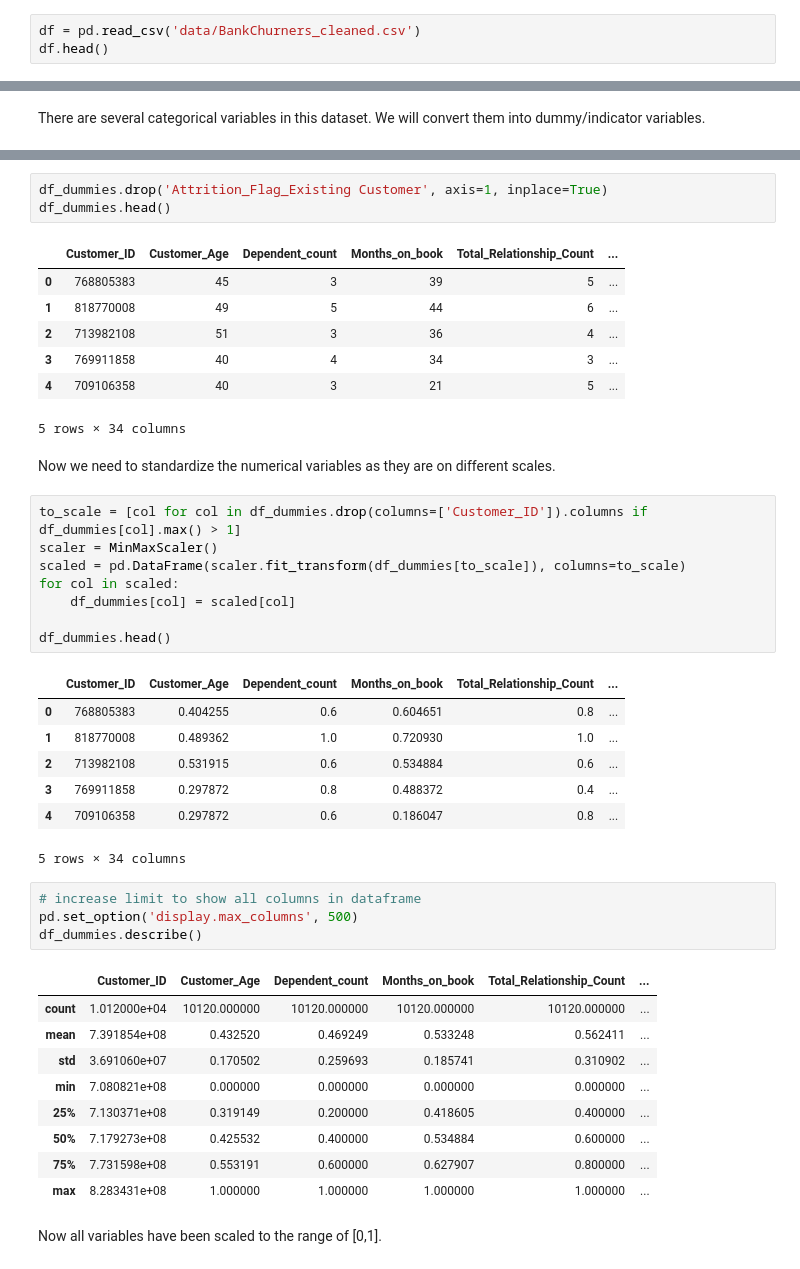
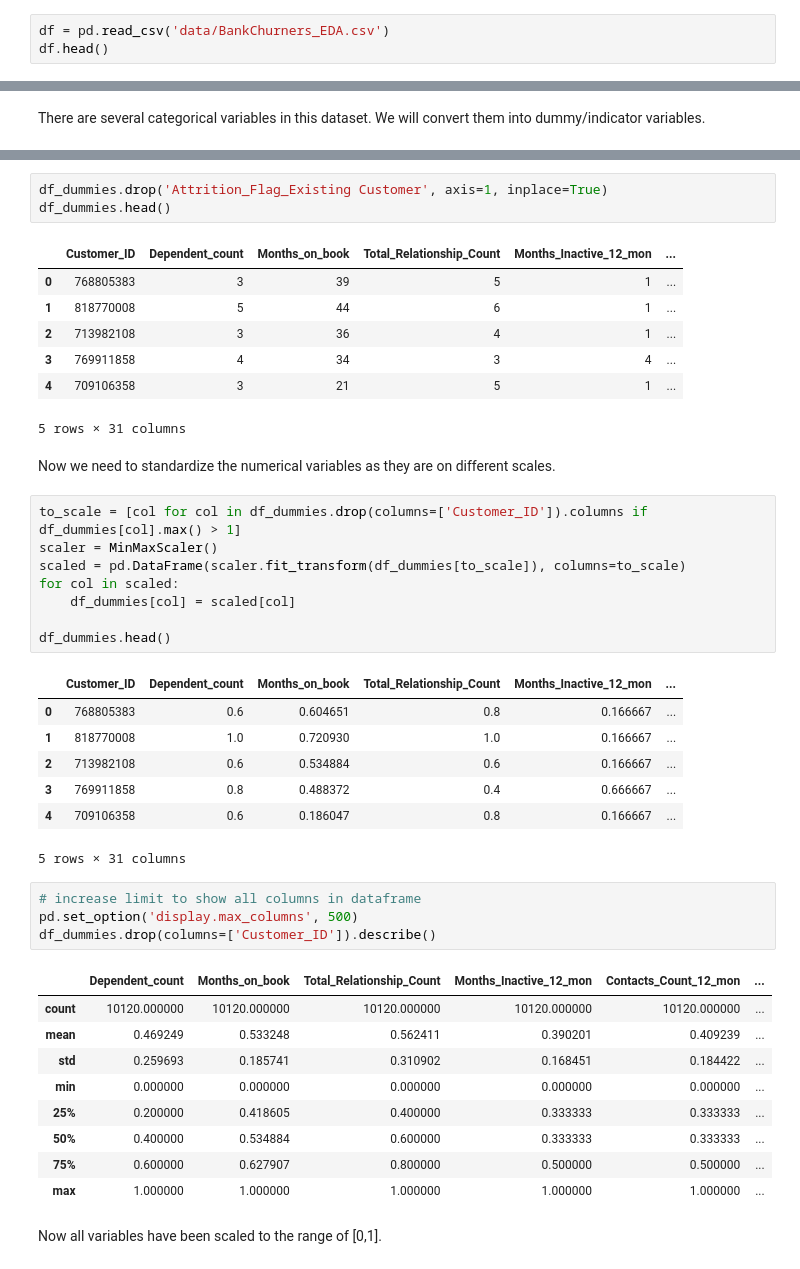
Before and after one commit to elpea74/CapstoneTwo, a Jupyter notebook: Capstone 2 - Preprocessing.ipynb, the cells around one changed output, grey strips where cells are left out. Cells and saved outputs as stored; diff of their text form.

```diff
--- a/Capstone 2 - Preprocessing.ipynb
+++ b/Capstone 2 - Preprocessing.ipynb
@@ -8,6 +8,6 @@ from sklearn.preprocessing import MinMaxScaler
 from sklearn.model_selection import train_test_split
 from library.sb_utils import save_file
 # %%
-df = pd.read_csv('data/BankChurners_cleaned.csv')
+df = pd.read_csv('data/BankChurners_EDA.csv')
 df.head()
 # %% [output]
@@ -67,13 +66,13 @@ memory usage: 1.4 MB
 df_dummies.drop('Attrition_Flag_Existing Customer', axis=1, inplace=True)
 df_dummies.head()
 # %% [output]
-|  | Customer_ID | Customer_Age | Dependent_count | Months_on_book | Total_Relationship_Count | ... |
-| 0 | 768805383 | 45 | 3 | 39 | 5 | ... |
-| 1 | 818770008 | 49 | 5 | 44 | 6 | ... |
-| 2 | 713982108 | 51 | 3 | 36 | 4 | ... |
-| 3 | 769911858 | 40 | 4 | 34 | 3 | ... |
-| 4 | 709106358 | 40 | 3 | 21 | 5 | ... |
+|  | Customer_ID | Dependent_count | Months_on_book | Total_Relationship_Count | Months_Inactive_12_mon | ... |
+| 0 | 768805383 | 3 | 39 | 5 | 1 | ... |
+| 1 | 818770008 | 5 | 44 | 6 | 1 | ... |
+| 2 | 713982108 | 3 | 36 | 4 | 1 | ... |
+| 3 | 769911858 | 4 | 34 | 3 | 4 | ... |
+| 4 | 709106358 | 3 | 21 | 5 | 1 | ... |
-5 rows × 34 columns
+5 rows × 31 columns
 # %% [markdown]
 Now we need to standardize the numerical variables as they are on different scales.
 # %%
@@ -85,27 +84,27 @@ for col in scaled:
 
 df_dummies.head()
 # %% [output]
-|  | Customer_ID | Customer_Age | Dependent_count | Months_on_book | Total_Relationship_Count | ... |
-| 0 | 768805383 | 0.404255 | 0.6 | 0.604651 | 0.8 | ... |
-| 1 | 818770008 | 0.489362 | 1.0 | 0.720930 | 1.0 | ... |
-| 2 | 713982108 | 0.531915 | 0.6 | 0.534884 | 0.6 | ... |
-| 3 | 769911858 | 0.297872 | 0.8 | 0.488372 | 0.4 | ... |
-| 4 | 709106358 | 0.297872 | 0.6 | 0.186047 | 0.8 | ... |
+|  | Customer_ID | Dependent_count | Months_on_book | Total_Relationship_Count | Months_Inactive_12_mon | ... |
+| 0 | 768805383 | 0.6 | 0.604651 | 0.8 | 0.166667 | ... |
+| 1 | 818770008 | 1.0 | 0.720930 | 1.0 | 0.166667 | ... |
+| 2 | 713982108 | 0.6 | 0.534884 | 0.6 | 0.166667 | ... |
+| 3 | 769911858 | 0.8 | 0.488372 | 0.4 | 0.666667 | ... |
+| 4 | 709106358 | 0.6 | 0.186047 | 0.8 | 0.166667 | ... |
-5 rows × 34 columns
+5 rows × 31 columns
 # %%
 # increase limit to show all columns in dataframe
 pd.set_option('display.max_columns', 500)
-df_dummies.describe()
+df_dummies.drop(columns=['Customer_ID']).describe()
 # %% [output]
-|  | Customer_ID | Customer_Age | Dependent_count | Months_on_book | Total_Relationship_Count | ... |
-| count | 1.012000e+04 | 10120.000000 | 10120.000000 | 10120.000000 | 10120.000000 | ... |
-| mean | 7.391854e+08 | 0.432520 | 0.469249 | 0.533248 | 0.562411 | ... |
-| std | 3.691060e+07 | 0.170502 | 0.259693 | 0.185741 | 0.310902 | ... |
-| min | 7.080821e+08 | 0.000000 | 0.000000 | 0.000000 | 0.000000 | ... |
-| 25% | 7.130371e+08 | 0.319149 | 0.200000 | 0.418605 | 0.400000 | ... |
-| 50% | 7.179273e+08 | 0.425532 | 0.400000 | 0.534884 | 0.600000 | ... |
-| 75% | 7.731598e+08 | 0.553191 | 0.600000 | 0.627907 | 0.800000 | ... |
-| max | 8.283431e+08 | 1.000000 | 1.000000 | 1.000000 | 1.000000 | ... |
+|  | Dependent_count | Months_on_book | Total_Relationship_Count | Months_Inactive_12_mon | Contacts_Count_12_mon | ... |
+| count | 10120.000000 | 10120.000000 | 10120.000000 | 10120.000000 | 10120.000000 | ... |
+| mean | 0.469249 | 0.533248 | 0.562411 | 0.390201 | 0.409239 | ... |
+| std | 0.259693 | 0.185741 | 0.310902 | 0.168451 | 0.184422 | ... |
+| min | 0.000000 | 0.000000 | 0.000000 | 0.000000 | 0.000000 | ... |
+| 25% | 0.200000 | 0.418605 | 0.400000 | 0.333333 | 0.333333 | ... |
+| 50% | 0.400000 | 0.534884 | 0.600000 | 0.333333 | 0.333333 | ... |
+| 75% | 0.600000 | 0.627907 | 0.800000 | 0.500000 | 0.500000 | ... |
+| max | 1.000000 | 1.000000 | 1.000000 | 1.000000 | 1.000000 | ... |
 # %% [markdown]
 Now all variables have been scaled to the range of [0,1].
 # %%
```
Also changed, not shown: parts of 10 cells of this notebook, 6 other files.
